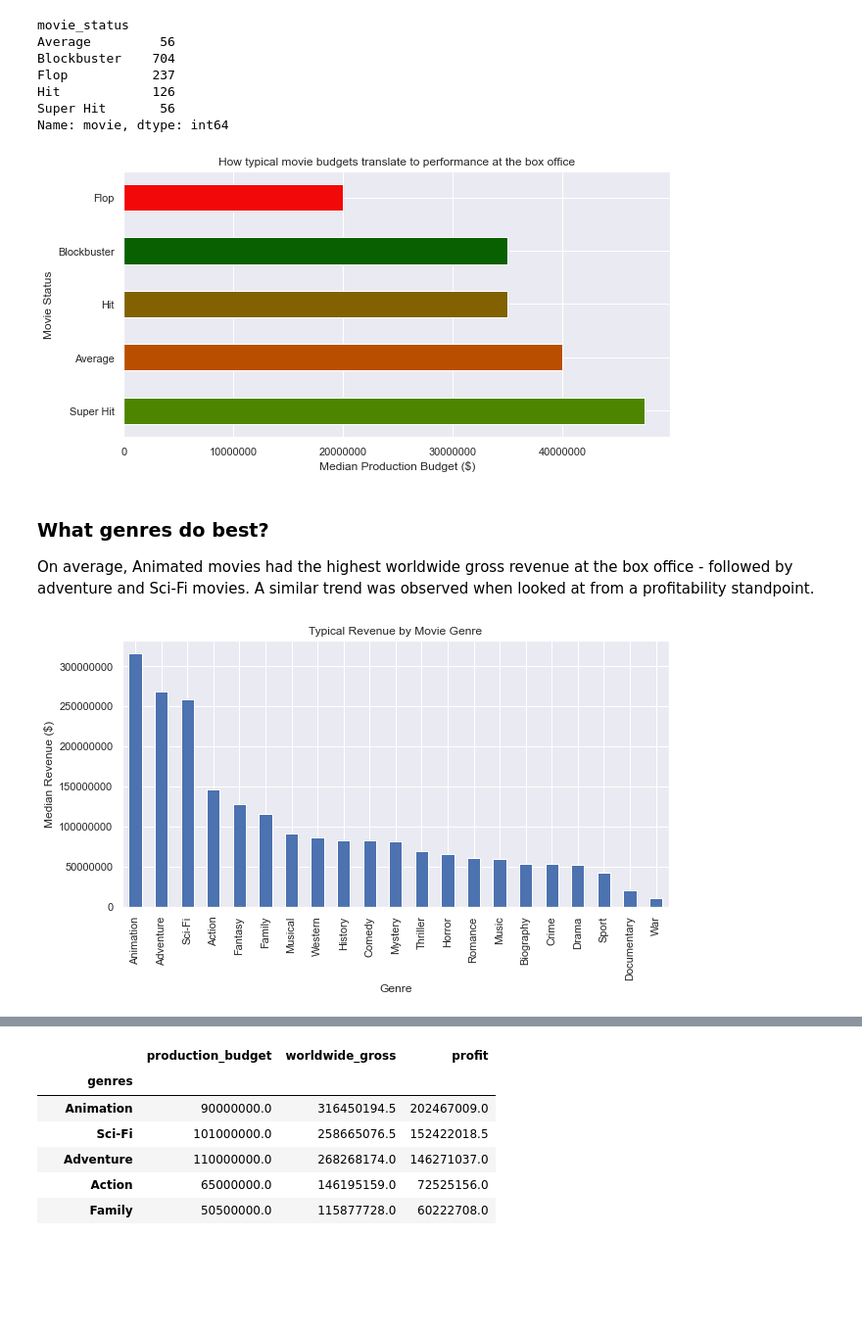
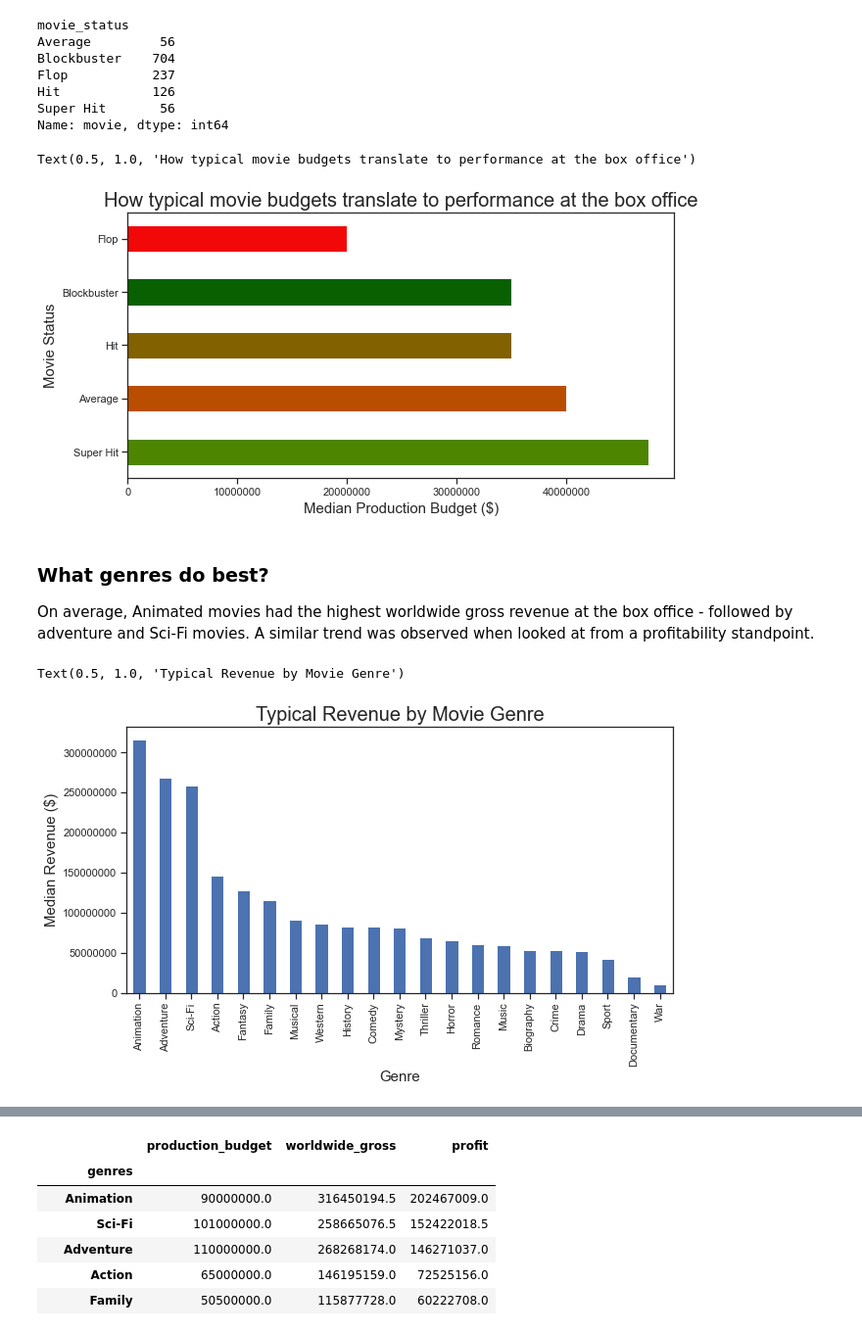
Before and after one commit to robertharrow/microsoft-movie-studio-analysis, a Jupyter notebook: microsoft_movie_studio_analysis.ipynb, the cells around one changed output, grey strips where cells are left out. Shown at 98% size. Cells and saved outputs as stored; diff of their text form; code cells hidden in the pictures; blank space fills up the shorter version.

Commit message:
fixed graph style issues

```diff
--- a/microsoft_movie_studio_analysis.ipynb
+++ b/microsoft_movie_studio_analysis.ipynb
@@ -683,0 +665,15 @@ combined_data["production_budget"].corr(combined_data["profit"])
+# %%
+# Issues with sizing this graph were resolved with code from:
+# https://stackoverflow.com/questions/31556424/how-do-i-change-the-plot-size-of-a-regplot-in-seaborn
+
+sns.set_style('ticks')
+fig, ax = plt.subplots()
+fig.set_size_inches(18.5, 10.5)
+sns.regplot(combined_data["production_budget"],combined_data["worldwide_gross"], ax=ax)
+sns.despine()
+
+plt.ticklabel_format(style='plain', axis='both')
+
+plt.xlabel("Production Budget ($)", fontsize=15)
+plt.ylabel("Worldwide Box Office Revenue ($)", fontsize=15)
+plt.title("Correlation between production budget and worldwide box office performance", fontsize=20)
@@ -683,0 +688,12 @@ combined_data["production_budget"].corr(combined_data["profit"])
+# %%
+sns.set_style('ticks')
+fig, ax = plt.subplots()
+fig.set_size_inches(18.5, 10.5)
+sns.regplot(combined_data["production_budget"],combined_data["profit"],color='green', ax=ax)
+sns.despine()
+
+plt.ticklabel_format(style='plain', axis='both')
+
+plt.xlabel("Production Budget ($)", fontsize=15)
+plt.ylabel("Worldwide Box Office Revenue ($)", fontsize=15)
+plt.title("Correlation between production budget and movie profit", fontsize=20)
@@ -708,18 +732,21 @@ Name: movie, dtype: int64
 # %%
 # Graphing median production budgets at every tier
 
 c = ['#f20808', '#096000', '#816100', '#ba4e00', '#4d8501']
 movie_status_plot = combined_data.groupby('movie_status')['production_budget'].median().sort_values()
 ax = movie_status_plot.plot(
      kind='barh', stacked=True,
-     title='How typical movie budgets translate to performance at the box office',
      color = c,
      figsize=(10, 5))
 ax.invert_yaxis()
-ax.set(xlabel='Median Production Budget ($)', ylabel='Movie Status')
 plt.ticklabel_format(style='plain', axis='x')
+
+plt.xlabel("Median Production Budget ($)", fontsize=15)
+plt.ylabel("Movie Status", fontsize=15)
+plt.title('How typical movie budgets translate to performance at the box office',fontsize=20)
 # %% [output]
+Text(0.5, 1.0, 'How typical movie budgets translate to performance at the box office')
-[figure, old version]
+[figure, new version]
 # %% [markdown]
 ### What genres do best?
 
@@ -728,12 +755,15 @@ On average, Animated movies had the highest worldwide gross revenue at the box o
 genres_revenue_plot = genre_data.groupby('genres')['worldwide_gross'].median().sort_values(ascending=False)
 ax = genres_revenue_plot.plot(
      kind='bar',
-     title='Typical Revenue by Movie Genre',
      figsize=(10, 5))
-ax.set(xlabel='Genre', ylabel='Median Revenue ($)')
 plt.ticklabel_format(style='plain', axis='y')
+
+plt.xlabel("Genre", fontsize=15)
+plt.ylabel("Median Revenue ($)", fontsize=15)
+plt.title('Typical Revenue by Movie Genre',fontsize=20)
 # %% [output]
+Text(0.5, 1.0, 'Typical Revenue by Movie Genre')
-[figure, old version]
+[figure, new version]
 # %%
 genres_profit_plot = genre_data.groupby('genres')['profit'].median().sort_values(ascending=False)
 ax = genres_profit_plot.plot(
```
Also changed, not shown: parts of 21 cells of this notebook, 7 other files.
